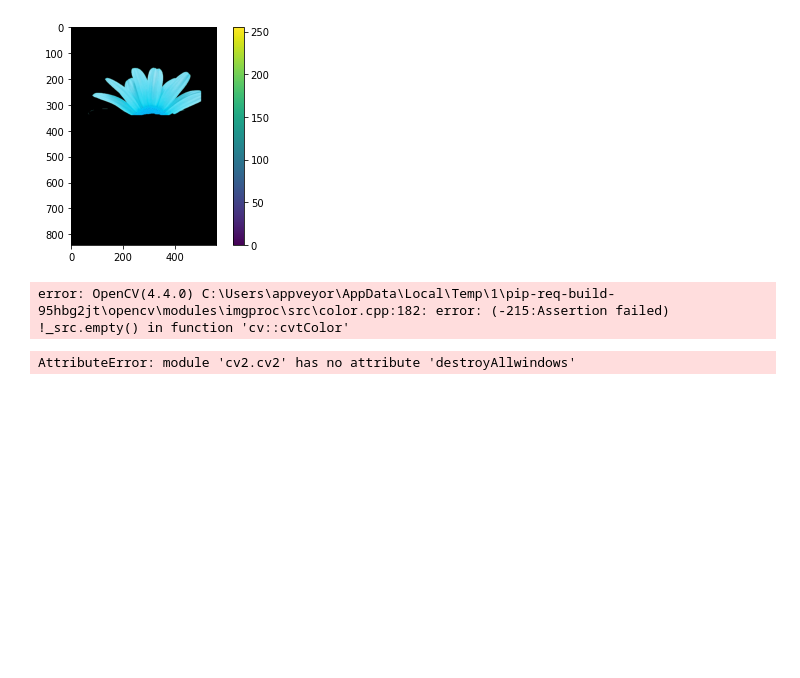
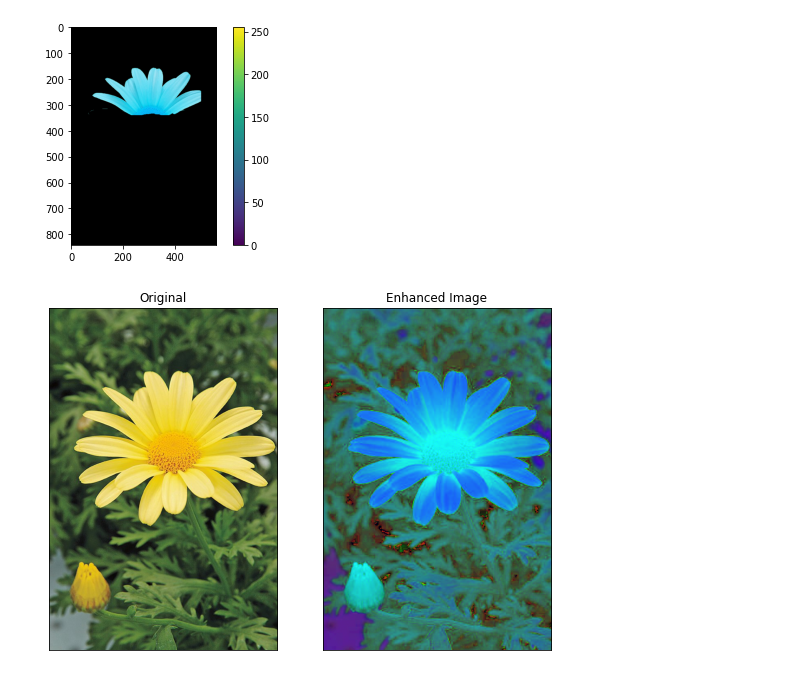
Before and after one commit to luxshan21/Image_Processing_Works_190364C, a Jupyter notebook: Assignments/Assignment_01/Assignment_01_190364C.ipynb, the cells around one changed output. Drawn from its saved outputs; the diff is of its cells as text; code cells hidden in the pictures; blank space fills up the shorter version.

```diff
--- a/Assignments/Assignment_01/Assignment_01_190364C.ipynb
+++ b/Assignments/Assignment_01/Assignment_01_190364C.ipynb
@@ -226,19 +226,27 @@ plt.colorbar()
 plt.show()
 # %% [output]
 [figure]
-# %%
-Question 7 (b)
-import cv2
-img = cv2.imread("zion_pass.jpg",cv.IMREAD_COLOR)
-hsv = cv2.cvtColor(img, cv2.COLOR_BGR2HSV)
-greenMask = cv2.inRange(hsv, (26, 10, 30), (97, 100, 255))
-img[greenMask == 255] = (0, 255, 0)
-cv2.imshow('test', img)
-plt.imshow(img)
-cv2.waitKey(0)
-cv2.destroyAllWindows()
-# %% [output]
-error: OpenCV(4.4.0) C:\Users\appveyor\AppData\Local\Temp\1\pip-req-build-95hbg2jt\opencv\modules\imgproc\src\color.cpp:182: error: (-215:Assertion failed) !_src.empty() in function 'cv::cvtColor'
+# %%
+# Question 7 (b)
+import cv2
+from matplotlib import pyplot as plt
+img = cv2.imread("daisy.jpg",cv2.IMREAD_COLOR)
+disp_img = cv2.cvtColor(img, cv2.COLOR_BGR2RGB)
+fig, axes  = plt.subplots(1,2, sharex='all', sharey='all', figsize=(9,9))
+axes[0].imshow(disp_img, cmap='gray')
+axes[0].set_title('Original')
+axes[0].set_xticks([]), axes[0].set_yticks([])
+
+hsv = cv2.cvtColor(disp_img, cv2.COLOR_RGB2HSV)
+im1 = cv2.cvtColor(hsv, cv2.COLOR_HSV2RGB)
+greenMask = cv2.inRange(hsv, (26, 10, 30), (97, 100, 255))
+img[greenMask == 255] = (0, 255, 0)
+axes[1].imshow(hsv, cmap='gray')
+axes[1].set_title('Enhanced Image')
+axes[1].set_xticks([]), axes[1].set_yticks([])
+plt.show()
+# %% [output]
+[figure, added]
 # %%
 import cv2 as cv
 
@@ -263,6 +271,4 @@ cv.waitKey(0)
 cv.namedWindow('Zoomed',cv.WINDOW_AUTOSIZE)
 cv.imshow('Zoomed',zoomed)
 cv.waitKey(0)
-cv.destroyAllwindows()
+cv.destroyAllWindows()
-# %% [output]
-AttributeError: module 'cv2.cv2' has no attribute 'destroyAllwindows'
```
